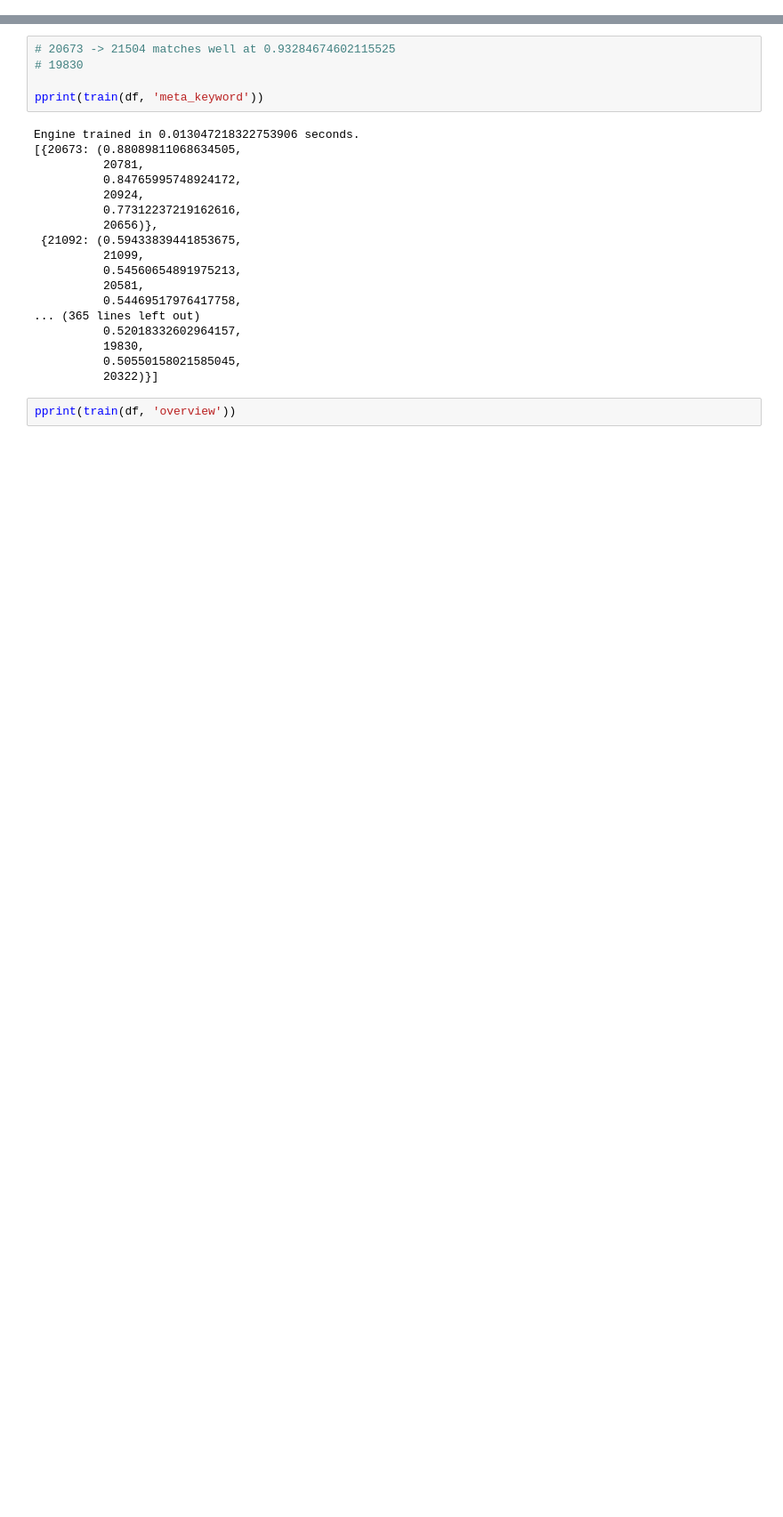
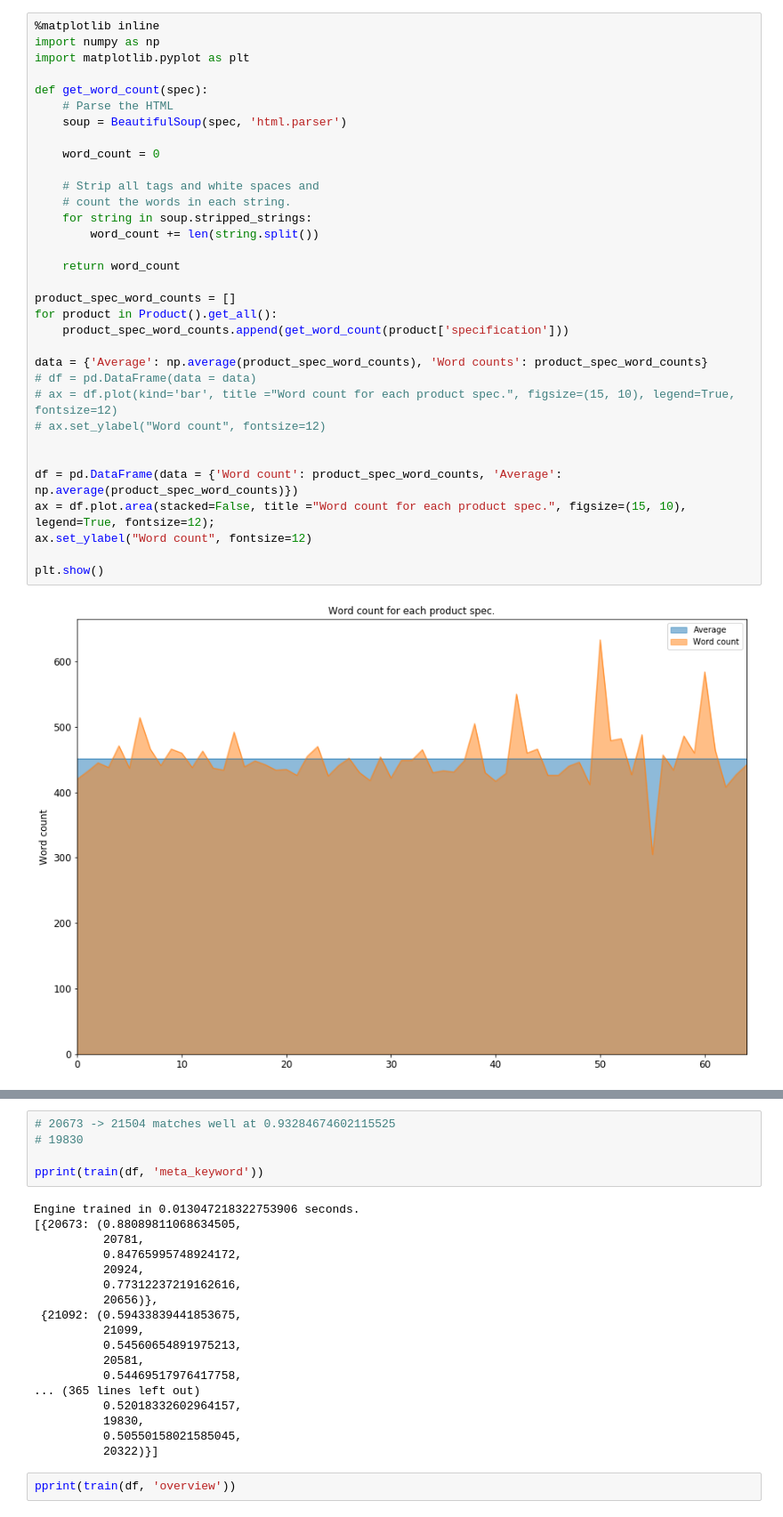
Before and after one commit to alexvanzyl/MLND, a Jupyter notebook: capstone/project/Test.ipynb, the cells around one changed output, grey strips where cells are left out. Shown at 89% size. Saved outputs shown, nothing was run; the diff lists cells and outputs as text; blank space fills up the shorter version.

```diff
--- a/capstone/project/Test.ipynb
+++ b/capstone/project/Test.ipynb
@@ -1,3 +56,38 @@
+# %%
+%matplotlib inline
+import numpy as np
+import matplotlib.pyplot as plt
+
+def get_word_count(spec):
+    # Parse the HTML
+    soup = BeautifulSoup(spec, 'html.parser')
+
+    word_count = 0
+
+    # Strip all tags and white spaces and
+    # count the words in each string.
+    for string in soup.stripped_strings:
+        word_count += len(string.split())
+
+    return word_count
+
+product_spec_word_counts = []
+for product in Product().get_all():
+    product_spec_word_counts.append(get_word_count(product['specification']))
+
+data = {'Average': np.average(product_spec_word_counts), 'Word counts': product_spec_word_counts}
+# df = pd.DataFrame(data = data)
+# ax = df.plot(kind='bar', title ="Word count for each product spec.", figsize=(15, 10), legend=True, fontsize=12)
+# ax.set_ylabel("Word count", fontsize=12)
+
+
+df = pd.DataFrame(data = {'Word count': product_spec_word_counts, 'Average': np.average(product_spec_word_counts)})
+ax = df.plot.area(stacked=False, title ="Word count for each product spec.", figsize=(15, 10), legend=True, fontsize=12);
+ax.set_ylabel("Word count", fontsize=12)
+
+plt.show()
+# %% [output]
+[figure, added]
 # %%
 import json
 import re
```
Also changed, not shown: parts of 3 cells of this notebook, 6 other files.
